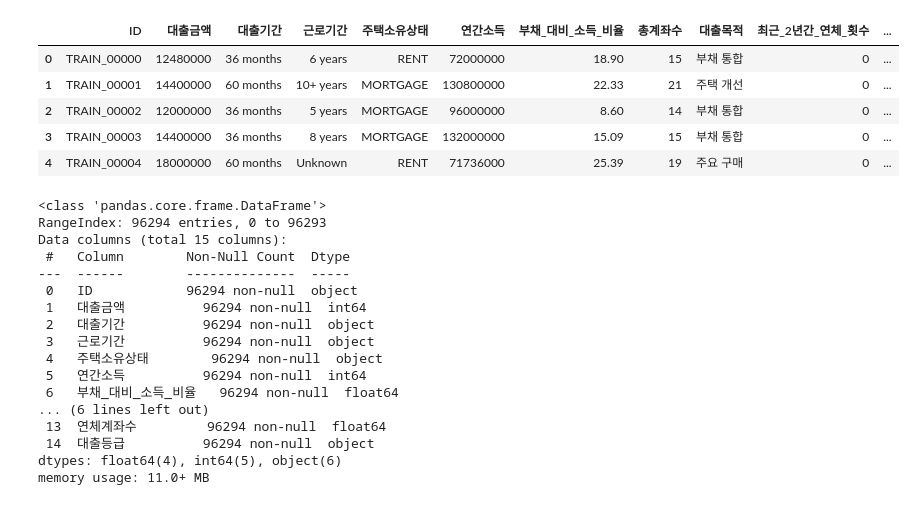
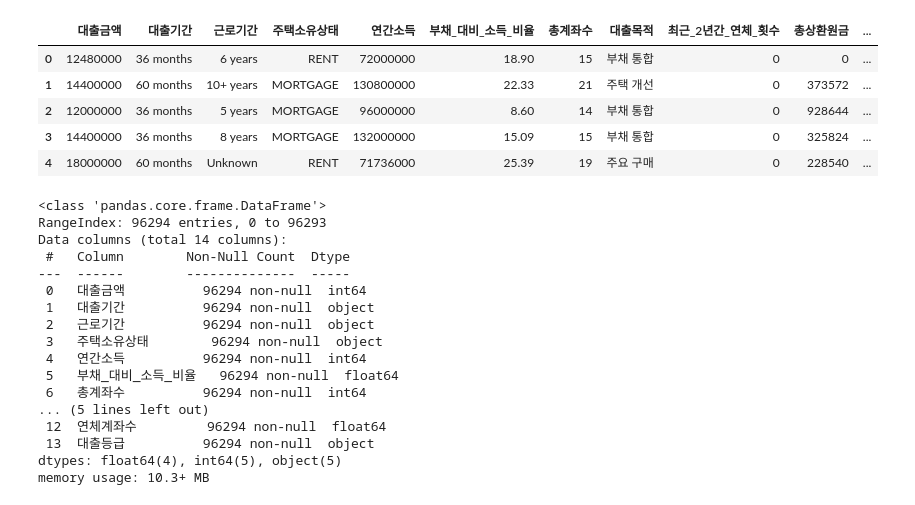
Before and after one commit to dlwls22/DACON_-, a Jupyter notebook: baseline.ipynb, the cells around one changed output. Cells and saved outputs as stored; diff of their text form; code cells hidden in the pictures.

```diff
--- a/baseline.ipynb
+++ b/baseline.ipynb
@@ -15,36 +19,36 @@ seed_everything(42)
 # %%
-train = pd.read_csv(r'C:\Users\dlwks\OneDrive\바탕 화면\VSCode\고객대출등급분류\train.csv')
-test = pd.read_csv(r'C:\Users\dlwks\OneDrive\바탕 화면\VSCode\고객대출등급분류\test.csv')
+train = pd.read_csv(r'C:\Users\dlwks\OneDrive\바탕 화면\VSCode\고객대출등급분류\train.csv').drop(columns = 'ID')
+test = pd.read_csv(r'C:\Users\dlwks\OneDrive\바탕 화면\VSCode\고객대출등급분류\test.csv').drop(columns = 'ID')
 submit = pd.read_csv(r'C:\Users\dlwks\OneDrive\바탕 화면\VSCode\고객대출등급분류\sample_submission.csv')
 
 train.head(5)
 # %% [output]
-|  | ID | 대출금액 | 대출기간 | 근로기간 | 주택소유상태 | 연간소득 | 부채_대비_소득_비율 | 총계좌수 | 대출목적 | 최근_2년간_연체_횟수 | ... |
-| 0 | TRAIN_00000 | 12480000 | 36 months | 6 years | RENT | 72000000 | 18.90 | 15 | 부채 통합 | 0 | ... |
-| 1 | TRAIN_00001 | 14400000 | 60 months | 10+ years | MORTGAGE | 130800000 | 22.33 | 21 | 주택 개선 | 0 | ... |
-| 2 | TRAIN_00002 | 12000000 | 36 months | 5 years | MORTGAGE | 96000000 | 8.60 | 14 | 부채 통합 | 0 | ... |
-| 3 | TRAIN_00003 | 14400000 | 36 months | 8 years | MORTGAGE | 132000000 | 15.09 | 15 | 부채 통합 | 0 | ... |
-| 4 | TRAIN_00004 | 18000000 | 60 months | Unknown | RENT | 71736000 | 25.39 | 19 | 주요 구매 | 0 | ... |
+|  | 대출금액 | 대출기간 | 근로기간 | 주택소유상태 | 연간소득 | 부채_대비_소득_비율 | 총계좌수 | 대출목적 | 최근_2년간_연체_횟수 | 총상환원금 | ... |
+| 0 | 12480000 | 36 months | 6 years | RENT | 72000000 | 18.90 | 15 | 부채 통합 | 0 | 0 | ... |
+| 1 | 14400000 | 60 months | 10+ years | MORTGAGE | 130800000 | 22.33 | 21 | 주택 개선 | 0 | 373572 | ... |
+| 2 | 12000000 | 36 months | 5 years | MORTGAGE | 96000000 | 8.60 | 14 | 부채 통합 | 0 | 928644 | ... |
+| 3 | 14400000 | 36 months | 8 years | MORTGAGE | 132000000 | 15.09 | 15 | 부채 통합 | 0 | 325824 | ... |
+| 4 | 18000000 | 60 months | Unknown | RENT | 71736000 | 25.39 | 19 | 주요 구매 | 0 | 228540 | ... |
 # %%
 train.info()
 # %% [output]
 <class 'pandas.core.frame.DataFrame'>
 RangeIndex: 96294 entries, 0 to 96293
-Data columns (total 15 columns):
+Data columns (total 14 columns):
  #   Column        Non-Null Count  Dtype
 ---  ------        --------------  -----
- 0   ID            96294 non-null  object
- 1   대출금액          96294 non-null  int64
- 2   대출기간          96294 non-null  object
- 3   근로기간          96294 non-null  object
- 4   주택소유상태        96294 non-null  object
- 5   연간소득          96294 non-null  int64
- 6   부채_대비_소득_비율   96294 non-null  float64
-... (6 lines left out)
- 13  연체계좌수         96294 non-null  float64
- 14  대출등급          96294 non-null  object
-dtypes: float64(4), int64(5), object(6)
-memory usage: 11.0+ MB
+ 0   대출금액          96294 non-null  int64
+ 1   대출기간          96294 non-null  object
+ 2   근로기간          96294 non-null  object
+ 3   주택소유상태        96294 non-null  object
+ 4   연간소득          96294 non-null  int64
+ 5   부채_대비_소득_비율   96294 non-null  float64
+ 6   총계좌수          96294 non-null  int64
+... (5 lines left out)
+ 12  연체계좌수         96294 non-null  float64
+ 13  대출등급          96294 non-null  object
+dtypes: float64(4), int64(5), object(5)
+memory usage: 10.3+ MB
 # %%
 train.describe()
 # %% [output]
```
Also changed, not shown: parts of 14 cells of this notebook.
